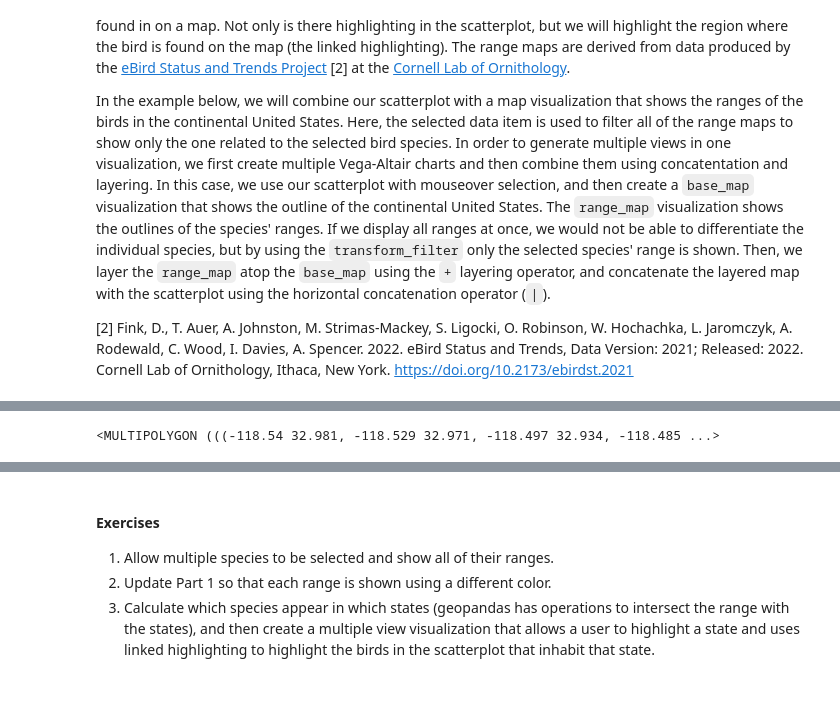
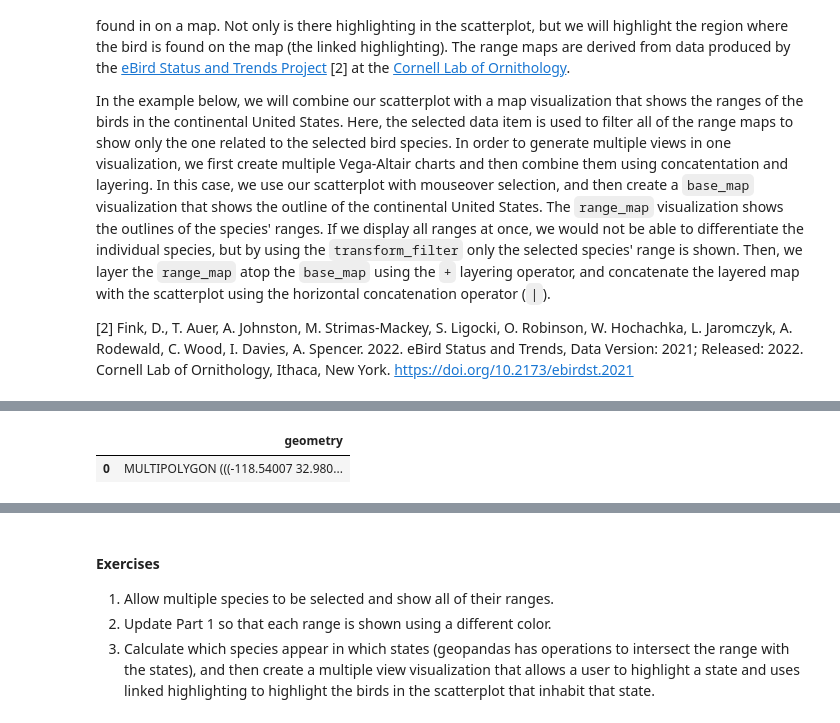
Before and after one commit to dakoop/fount-vis-interaction, a Jupyter notebook: selection-brushing.ipynb, the cells around one changed output, grey strips where cells are left out. Drawn from its saved outputs; the diff is of its cells as text; code cells hidden in the pictures; blank space fills up the shorter version.

Commit message:
Update selection brushing to use geojson

```diff
--- a/selection-brushing.ipynb
+++ b/selection-brushing.ipynb
@@ -241,11 +272,11 @@ merged = bird_ranges.merge(birds, left_on='scientific_name', right_on='Species')
 | 12 | buhvir | Vireo solitarius | Blue-headed Vireo | MULTIPOLYGON (((-106.57237 48.179... | Blue-headed Vireo | Vireo solitarius | 75.0 | 16.5 |
 | 13 | swaspa | Melospiza georgiana | Swamp Sparrow | MULTIPOLYGON (((-114.82172 47.746... | Swamp Sparrow | Melospiza georgiana | 62.0 | 17.0 |
 | 14 | barswa | Hirundo rustica | Barn Swallow | POLYGON ((-124.72821 48.3603, -12... | Barn Swallow | Hirundo rustica | 118.0 | 17.0 |
-# %%
-usstdf = gpd.read_file('cb_2021_us_state_5m/cb_2021_us_state_5m.shp')
-cont_us = usstdf[~usstdf.NAME.isin(['Puerto Rico','Guam','American Samoa','Commonwealth of the Northern Mariana Islands', 'United States Virgin Islands','Alaska','Hawaii'])].geometry.union_all()
-# %% [output]
-<MULTIPOLYGON (((-118.54 32.981, -118.529 32.971, -118.497 32.934, -118.485 ...>
+# %%
+cont_us = gpd.read_file("continental_us.geojson")
+# %% [output]
+|  | geometry |
+| 0 | MULTIPOLYGON (((-118.54007 32.980... |
 # %%
 import altair as alt
 
```
Also changed, not shown: parts of 8 cells of this notebook.
